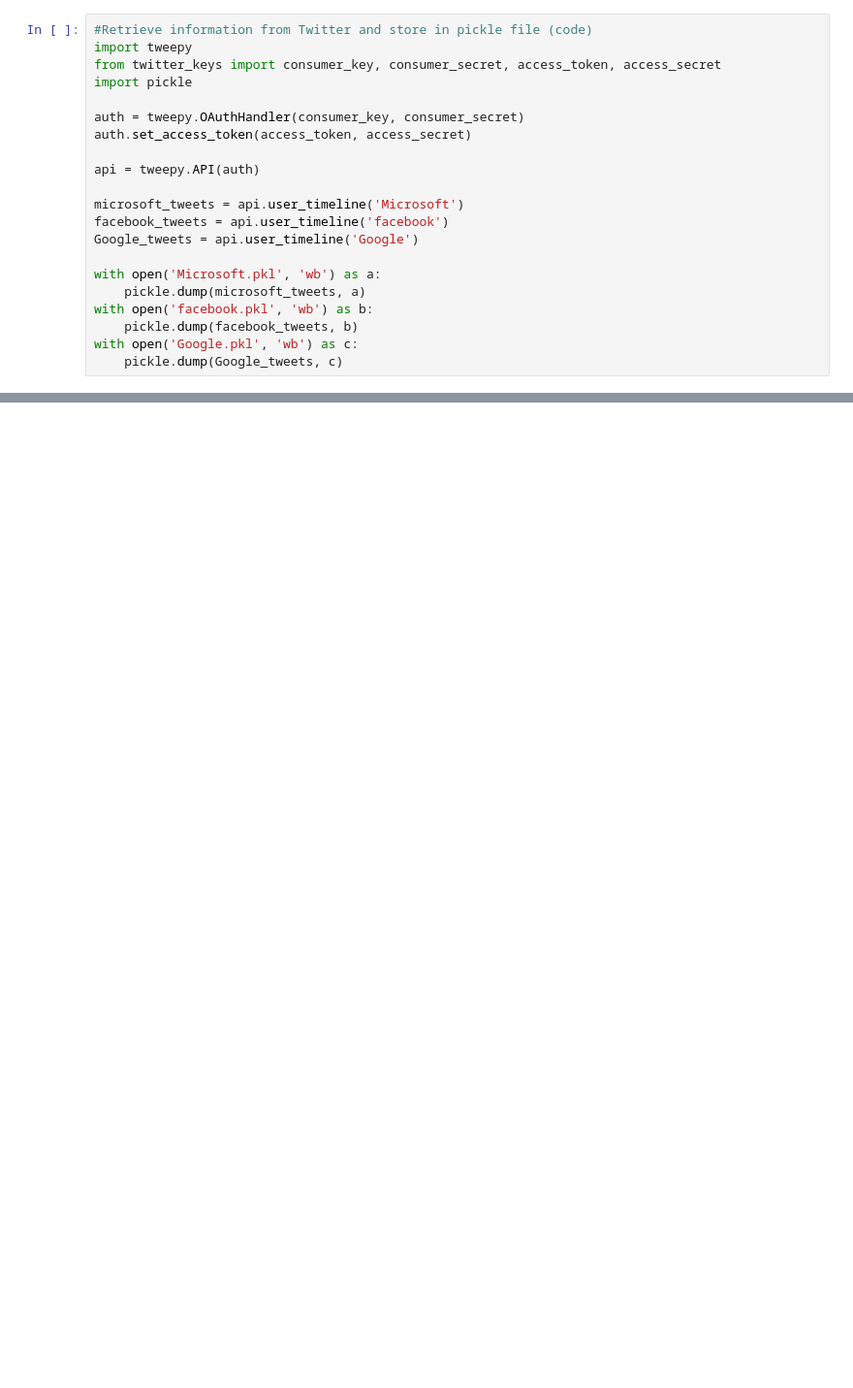
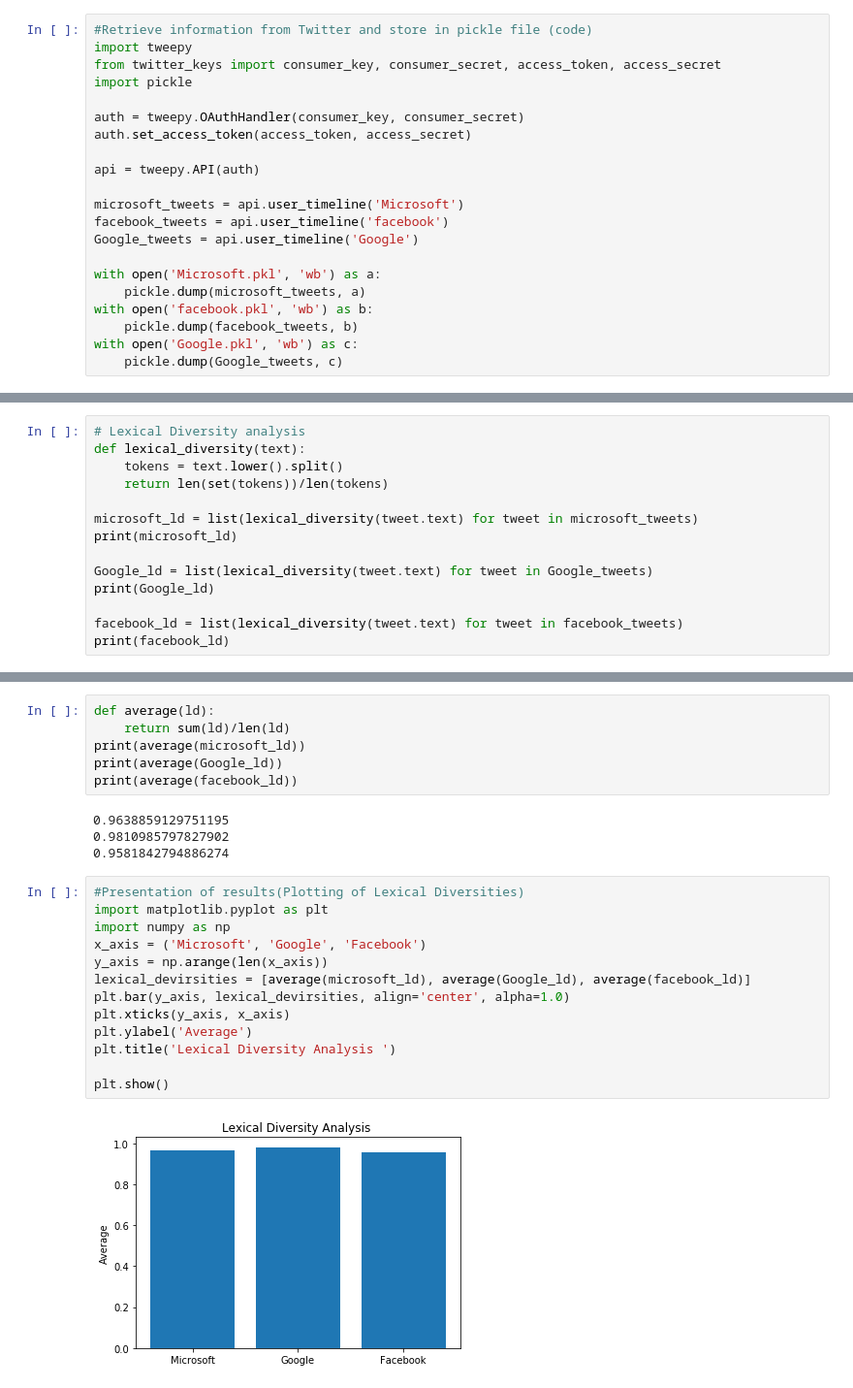
Before and after one commit to 44520-s19/wm-project-twitter-anveshrokanlawar, a Jupyter notebook: Twitter-Differentiation-assignment.ipynb, the cells around one changed output, grey strips where cells are left out. Shown: that part at 97% size. Saved outputs shown, nothing was run; the diff lists cells and outputs as text; blank space fills up the shorter version.

```diff
--- a/Twitter-Differentiation-assignment.ipynb
+++ b/Twitter-Differentiation-assignment.ipynb
@@ -46,0 +54,14 @@ print(Google_tweets)
+# %%
+# Lexical Diversity analysis
+def lexical_diversity(text):
+    tokens = text.lower().split()
+    return len(set(tokens))/len(tokens)
+
+microsoft_ld = list(lexical_diversity(tweet.text) for tweet in microsoft_tweets)
+print(microsoft_ld)
+
+Google_ld = list(lexical_diversity(tweet.text) for tweet in Google_tweets)
+print(Google_ld)
+
+facebook_ld = list(lexical_diversity(tweet.text) for tweet in facebook_tweets)
+print(facebook_ld)
@@ -46,0 +72,25 @@ print(Google_tweets)
+# %%
+def average(ld):
+    return sum(ld)/len(ld)
+print(average(microsoft_ld))
+print(average(Google_ld))
+print(average(facebook_ld))
+# %% [output]
+0.9638859129751195
+0.9810985797827902
+0.9581842794886274
+# %%
+#Presentation of results(Plotting of Lexical Diversities)
+import matplotlib.pyplot as plt
+import numpy as np
+x_axis = ('Microsoft', 'Google', 'Facebook')
+y_axis = np.arange(len(x_axis))
+lexical_devirsities = [average(microsoft_ld), average(Google_ld), average(facebook_ld)]
+plt.bar(y_axis, lexical_devirsities, align='center', alpha=1.0)
+plt.xticks(y_axis, x_axis)
+plt.ylabel('Average')
+plt.title('Lexical Diversity Analysis ')
+
+plt.show()
+# %% [output]
+[figure, added]
```
Also changed, not shown: parts of 6 cells of this notebook, 4 other files.
